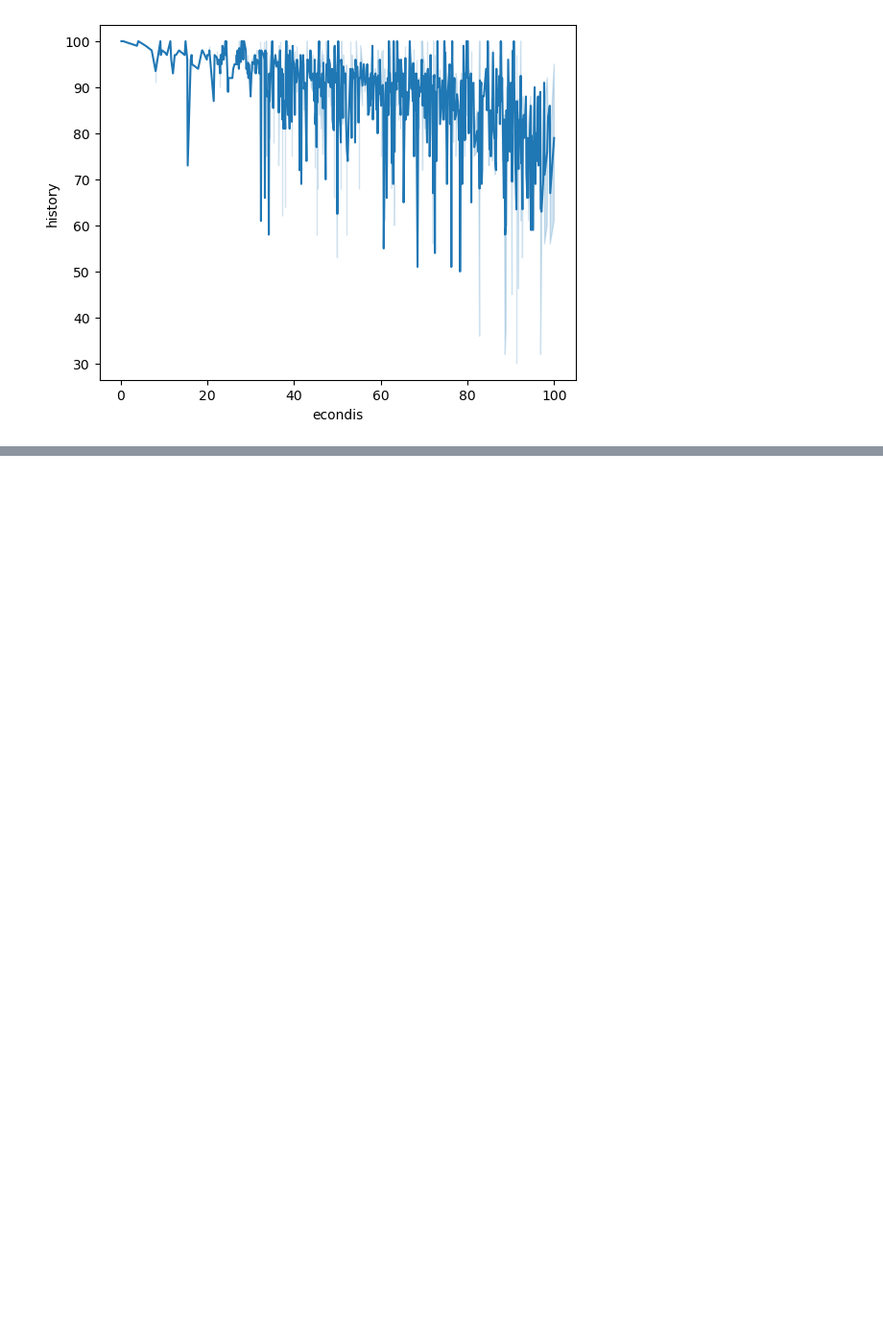
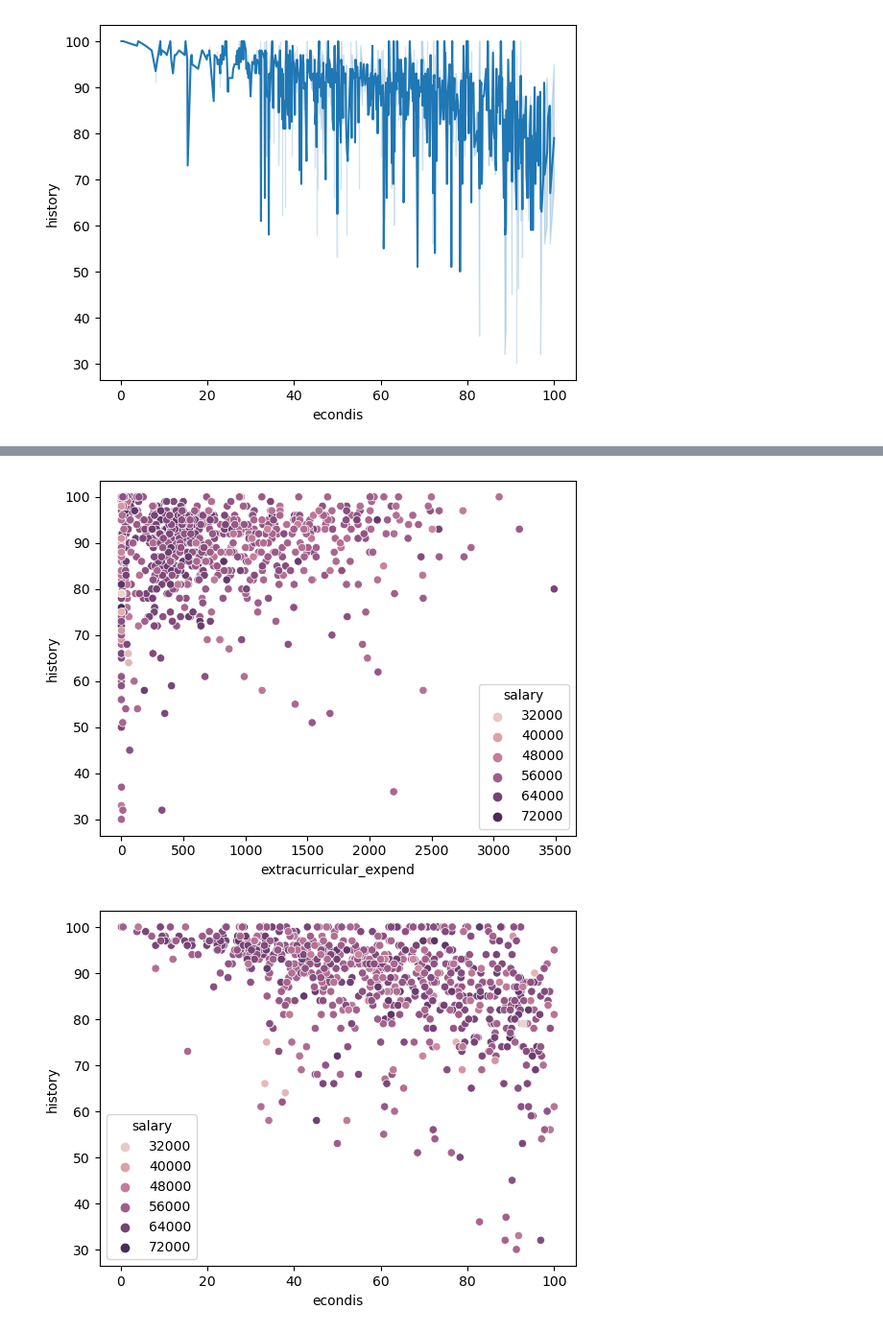
Before and after one commit to college-readiness-preds/capstone_readiness, a Jupyter notebook: stephen_folder/explore.ipynb, the cells around one changed output, grey strips where cells are left out. Shown at 96% size. Cells and saved outputs as stored; diff of their text form; code cells hidden in the pictures; blank space fills up the shorter version.

```diff
--- a/stephen_folder/explore.ipynb
+++ b/stephen_folder/explore.ipynb
@@ -83,9 +83,3 @@ sns.lineplot(train['econdis'], train['history'])
 # %% [output]
 <AxesSubplot:xlabel='econdis', ylabel='history'>
 [figure]
-# %%
-x_axis = ['econdis', 'extracurriculum_expend', 'salary', 'teacher_exp_0to5', 'teacher_exp_11_plus', 'high_edu']
-y_target = ['history']
-
-for i in x_axis:
-    sns.lineplot(train[i], train[y_target])
@@ -93,0 +122,9 @@ ValueError: Data must be 1-dimensional
+# %%
+x_axis = ['extracurricular_expend' , 'econdis' , 'high_edu' , 'teacher_exp_0to5' , 'teacher_exp_11_plus']
+# %%
+for i in x_axis:
+    sns.scatterplot(x= train[i], y= train['history'], data= train, hue= train['salary'])
+    plt.show()
+# %% [output]
+[figure, added]
+[figure, added]
```
Also changed, not shown: parts of 32 cells of this notebook.
